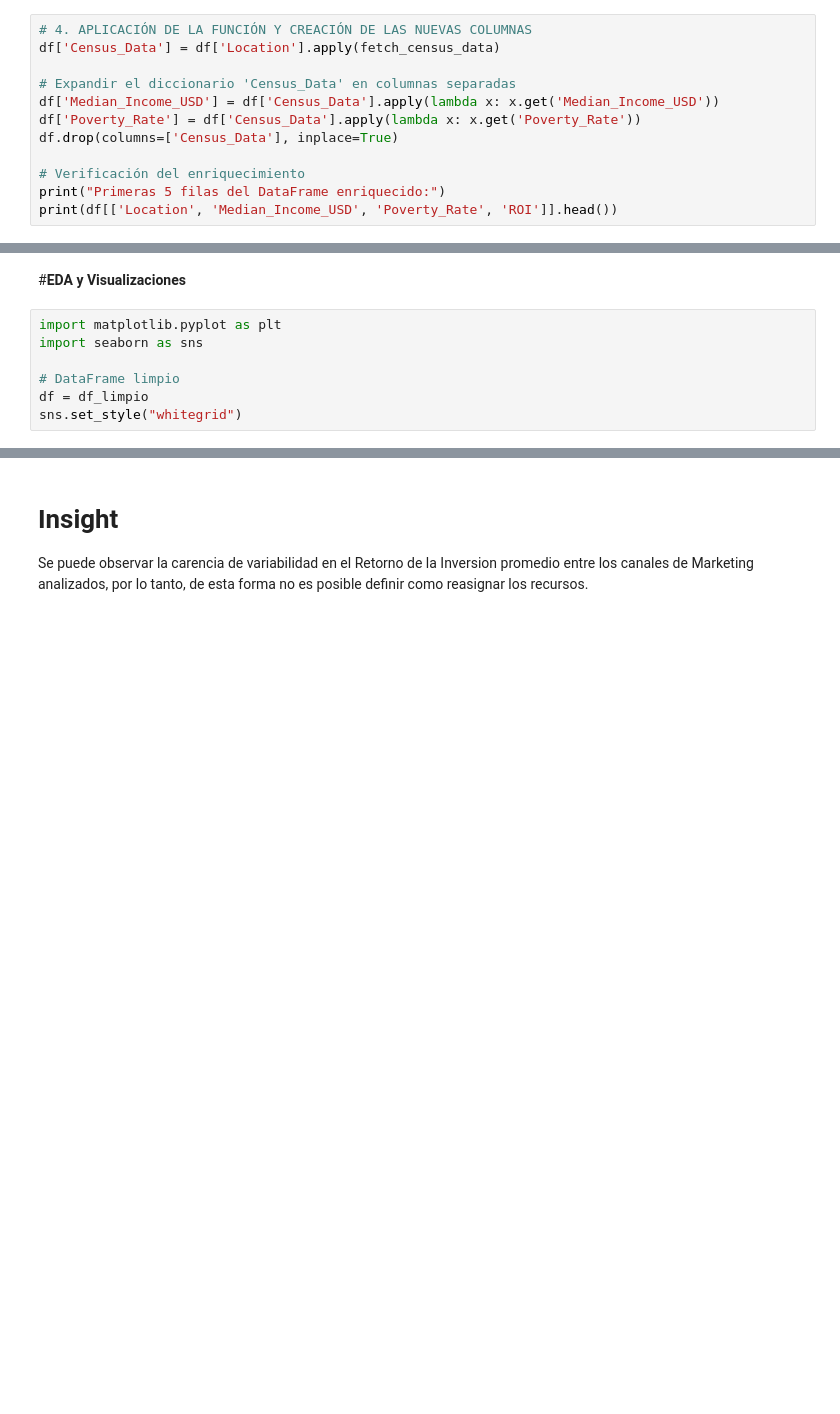
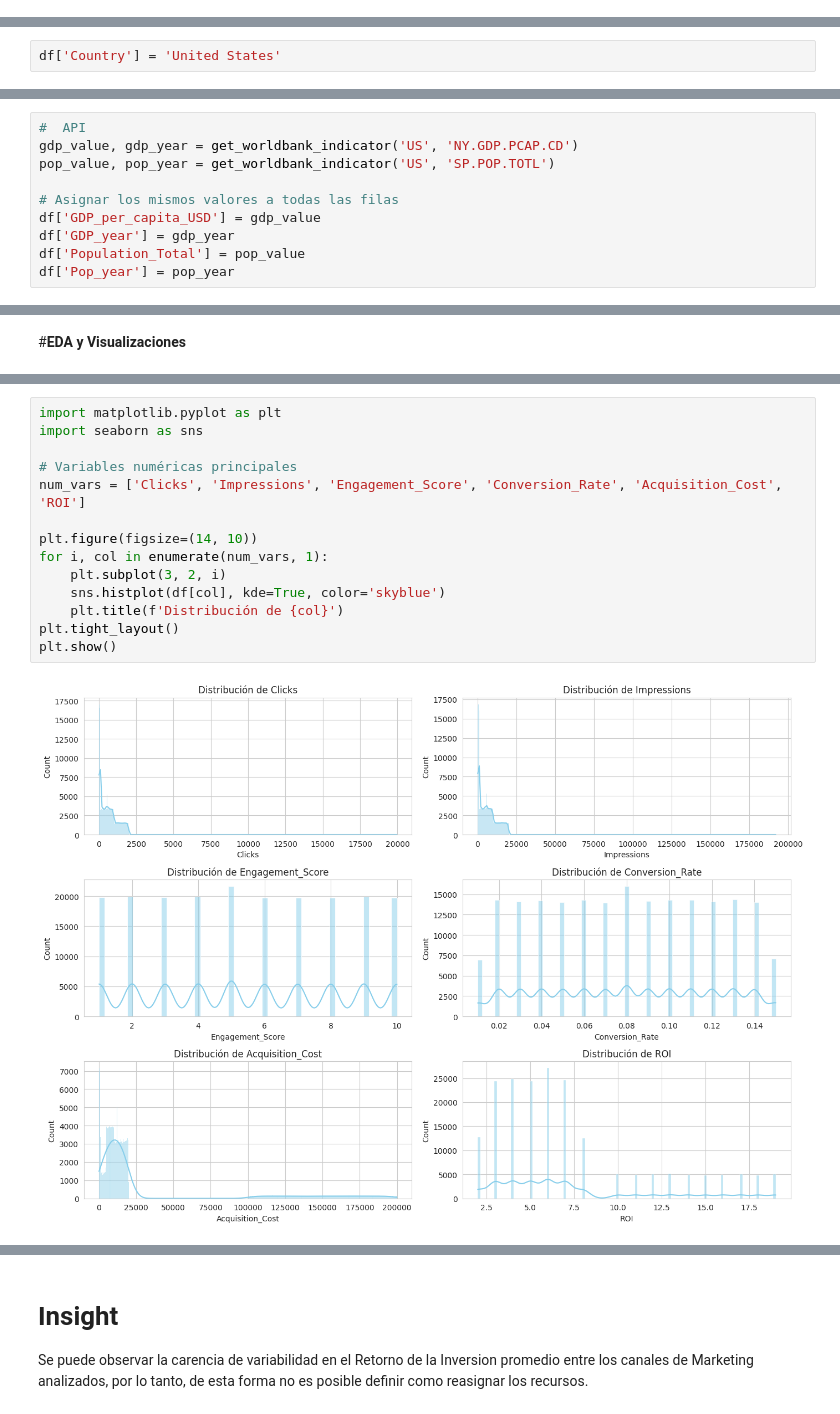
Before and after one commit to manuelagarciaregueira/Proyecto-Fata-Science-II--Manuela-Garc-a-Regueira--Mkt-Campaign, a Jupyter notebook: GarciaRegueiraManuela_mktn_campaign_DSCII.ipynb, the cells around one changed output, grey strips where cells are left out. Drawn from its saved outputs; the diff is of its cells as text; blank space fills up the shorter version.

```diff
--- a/GarciaRegueiraManuela_mktn_campaign_DSCII.ipynb
+++ b/GarciaRegueiraManuela_mktn_campaign_DSCII.ipynb
@@ -380,12 +347,0 @@ def fetch_census_data(location_name):
-# %%
-# 4. APLICACIÓN DE LA FUNCIÓN Y CREACIÓN DE LAS NUEVAS COLUMNAS
-df['Census_Data'] = df['Location'].apply(fetch_census_data)
-
-# Expandir el diccionario 'Census_Data' en columnas separadas
-df['Median_Income_USD'] = df['Census_Data'].apply(lambda x: x.get('Median_Income_USD'))
-df['Poverty_Rate'] = df['Census_Data'].apply(lambda x: x.get('Poverty_Rate'))
-df.drop(columns=['Census_Data'], inplace=True)
-
-# Verificación del enriquecimiento
-print("Primeras 5 filas del DataFrame enriquecido:")
-print(df[['Location', 'Median_Income_USD', 'Poverty_Rate', 'ROI']].head())
@@ -399,0 +356,2 @@ Primeras 5 filas del DataFrame enriquecido:
+# %%
+df['Country'] = 'United States'
@@ -399,0 +378,10 @@ Primeras 5 filas del DataFrame enriquecido:
+# %%
+#  API
+gdp_value, gdp_year = get_worldbank_indicator('US', 'NY.GDP.PCAP.CD')
+pop_value, pop_year = get_worldbank_indicator('US', 'SP.POP.TOTL')
+
+# Asignar los mismos valores a todas las filas
+df['GDP_per_capita_USD'] = gdp_value
+df['GDP_year'] = gdp_year
+df['Population_Total'] = pop_value
+df['Pop_year'] = pop_year
@@ -417,9 +401,2 @@ df_limpio tiene 200000 filas y 17 columnas.
 # %% [markdown]
 #**EDA y Visualizaciones**
-# %%
-import matplotlib.pyplot as plt
-import seaborn as sns
-
-# DataFrame limpio
-df = df_limpio
-sns.set_style("whitegrid")
@@ -449,0 +464,16 @@ plt.show()
+# %%
+import matplotlib.pyplot as plt
+import seaborn as sns
+
+# Variables numéricas principales
+num_vars = ['Clicks', 'Impressions', 'Engagement_Score', 'Conversion_Rate', 'Acquisition_Cost', 'ROI']
+
+plt.figure(figsize=(14, 10))
+for i, col in enumerate(num_vars, 1):
+    plt.subplot(3, 2, i)
+    sns.histplot(df[col], kde=True, color='skyblue')
+    plt.title(f'Distribución de {col}')
+plt.tight_layout()
+plt.show()
+# %% [output]
+[figure, added]
```
Also changed, not shown: parts of 27 cells of this notebook, 1 other file.
